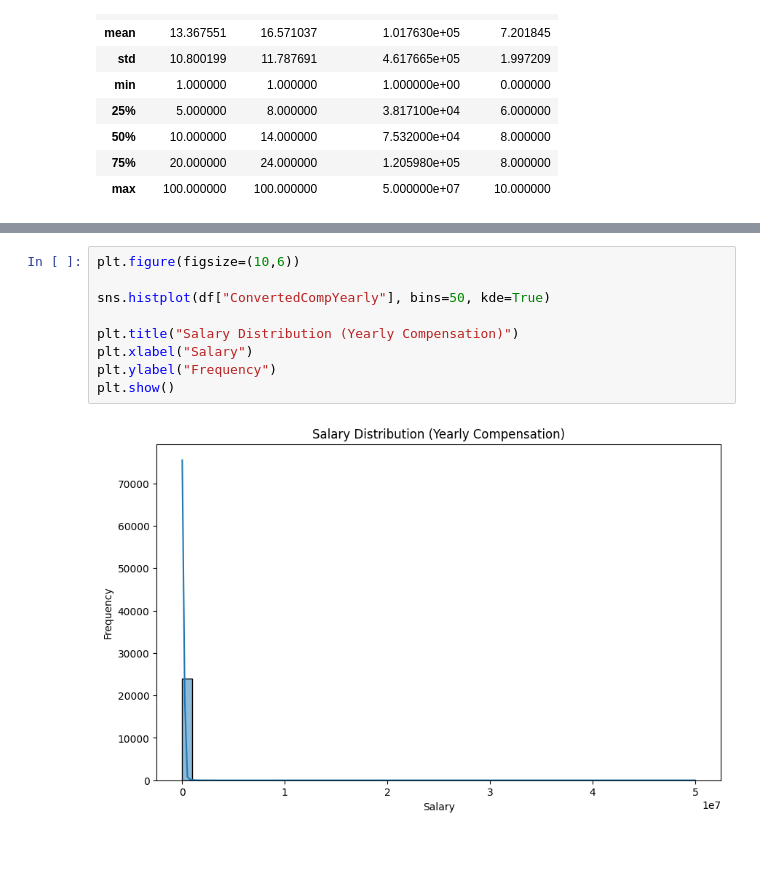
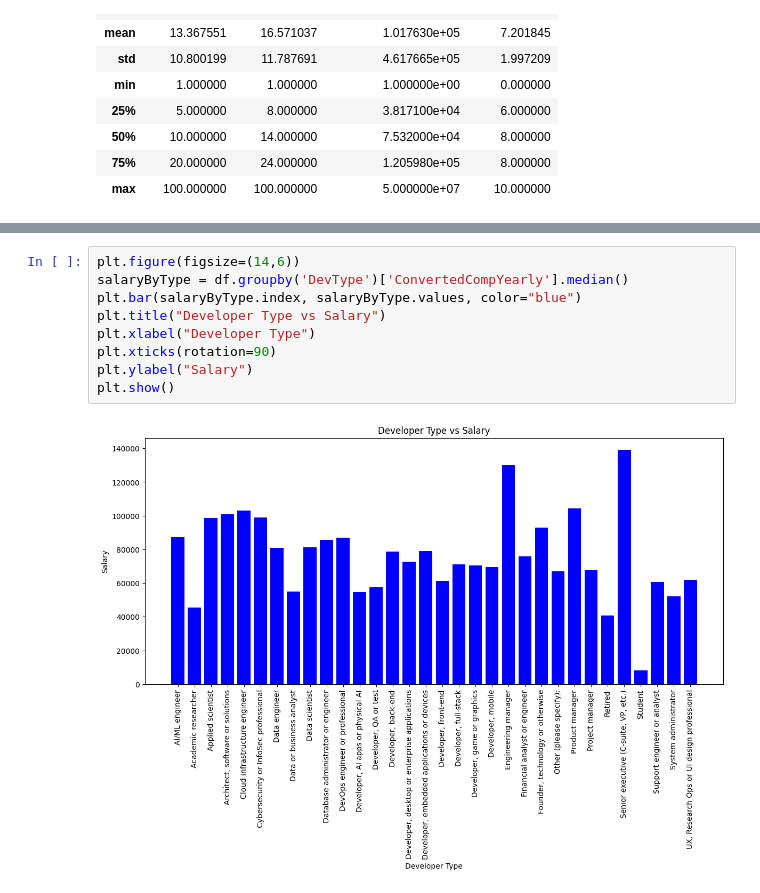
Before and after one commit to kareem-m/Data_Mining_Project, a Jupyter notebook: main.ipynb, the cells around one changed output, grey strips where cells are left out. Drawn from its saved outputs; the diff is of its cells as text; blank space fills up the shorter version.

Commit message:
All plots, describtions remaining

```diff
--- a/main.ipynb
+++ b/main.ipynb
@@ -90,11 +103,11 @@ plt.show()
 # %%
-plt.figure(figsize=(10,6))
-
-sns.histplot(df["ConvertedCompYearly"], bins=50, kde=True)
-
-plt.title("Salary Distribution (Yearly Compensation)")
-plt.xlabel("Salary")
-plt.ylabel("Frequency")
+plt.figure(figsize=(14,6))
+salaryByType = df.groupby('DevType')['ConvertedCompYearly'].median()
+plt.bar(salaryByType.index, salaryByType.values, color="blue")
+plt.title("Developer Type vs Salary")
+plt.xlabel("Developer Type")
+plt.xticks(rotation=90)
+plt.ylabel("Salary")
 plt.show()
 # %% [output]
-[figure, old version]
+[figure, new version]
```
Also changed, not shown: parts of 13 cells of this notebook.
